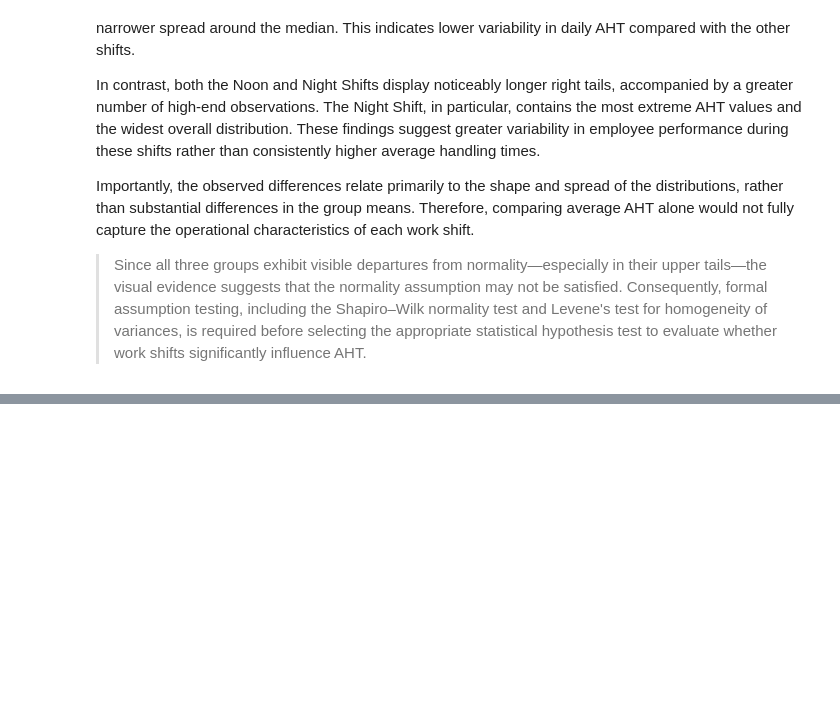
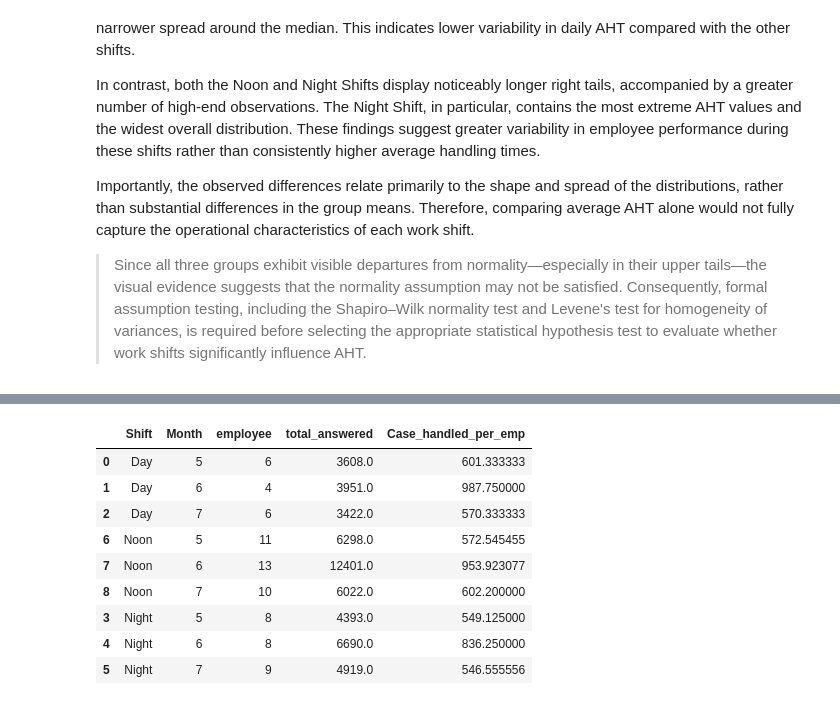
Before and after one commit to Rockiearn/CNX, a Jupyter notebook: notebooks/EDA.ipynb, the cells around one changed output, grey strips where cells are left out. Saved outputs shown, nothing was run; the diff lists cells and outputs as text; code cells hidden in the pictures; blank space fills up the shorter version.

```diff
--- a/notebooks/EDA.ipynb
+++ b/notebooks/EDA.ipynb
@@ -365,0 +294,22 @@ sns.catplot(data = df, x = "Dayofweek", y = "Answered",
+# %%
+Head_count = df.groupby(["Shift","Month"]).agg(
+    employee = ("WD EID", "nunique"),
+    total_answered = ("Answered", "sum"),
+).reset_index()
+
+Head_count = pd.merge(Head_count, df[["Shift", "pos"]].drop_duplicates(), how="left", on="Shift")
+
+Head_count["Case_handled_per_emp"] = Head_count.total_answered/Head_count.employee
+
+Head_count.sort_values(["pos", "Month"]).drop(columns=["pos"])
+# %% [output]
+|  | Shift | Month | employee | total_answered | Case_handled_per_emp |
+| 0 | Day | 5 | 6 | 3608.0 | 601.333333 |
+| 1 | Day | 6 | 4 | 3951.0 | 987.750000 |
+| 2 | Day | 7 | 6 | 3422.0 | 570.333333 |
+| 6 | Noon | 5 | 11 | 6298.0 | 572.545455 |
+| 7 | Noon | 6 | 13 | 12401.0 | 953.923077 |
+| 8 | Noon | 7 | 10 | 6022.0 | 602.200000 |
+| 3 | Night | 5 | 8 | 4393.0 | 549.125000 |
+| 4 | Night | 6 | 8 | 6690.0 | 836.250000 |
+| 5 | Night | 7 | 9 | 4919.0 | 546.555556 |
```
Also changed, not shown: parts of 21 cells of this notebook, 1 other file.
